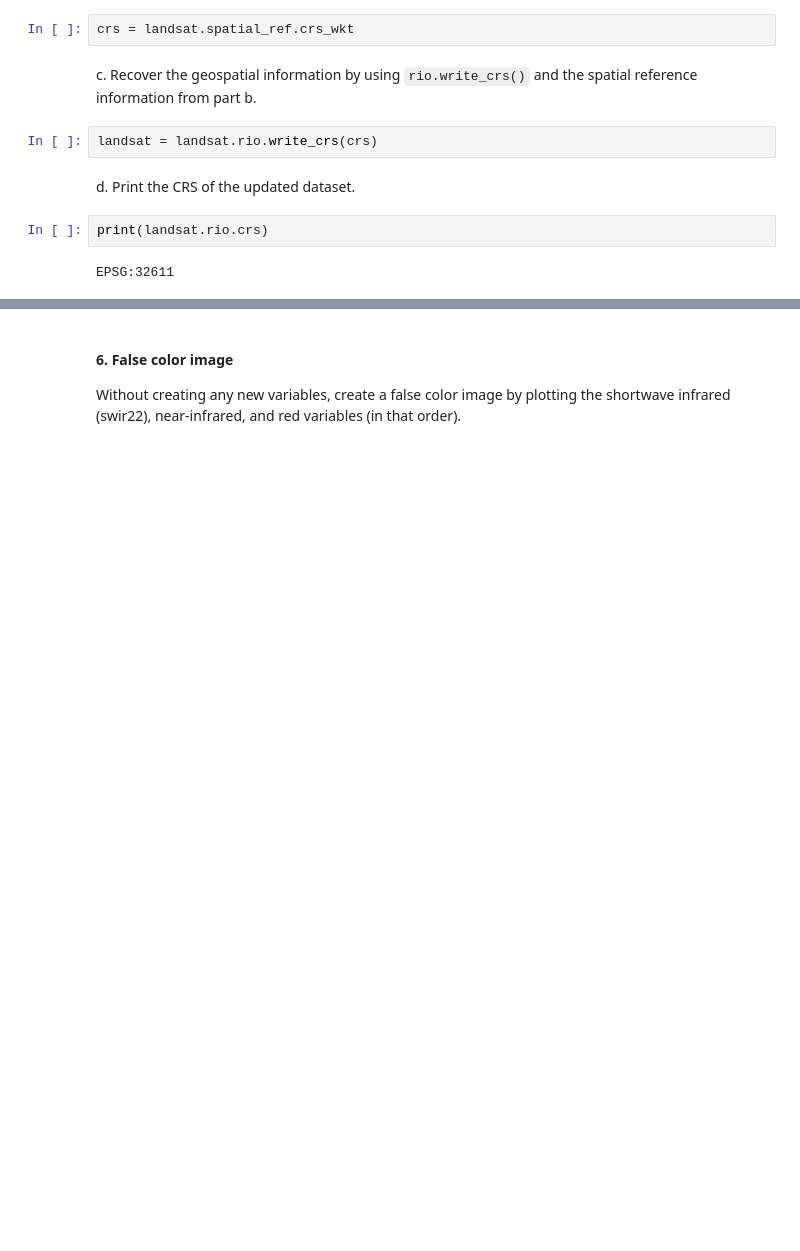
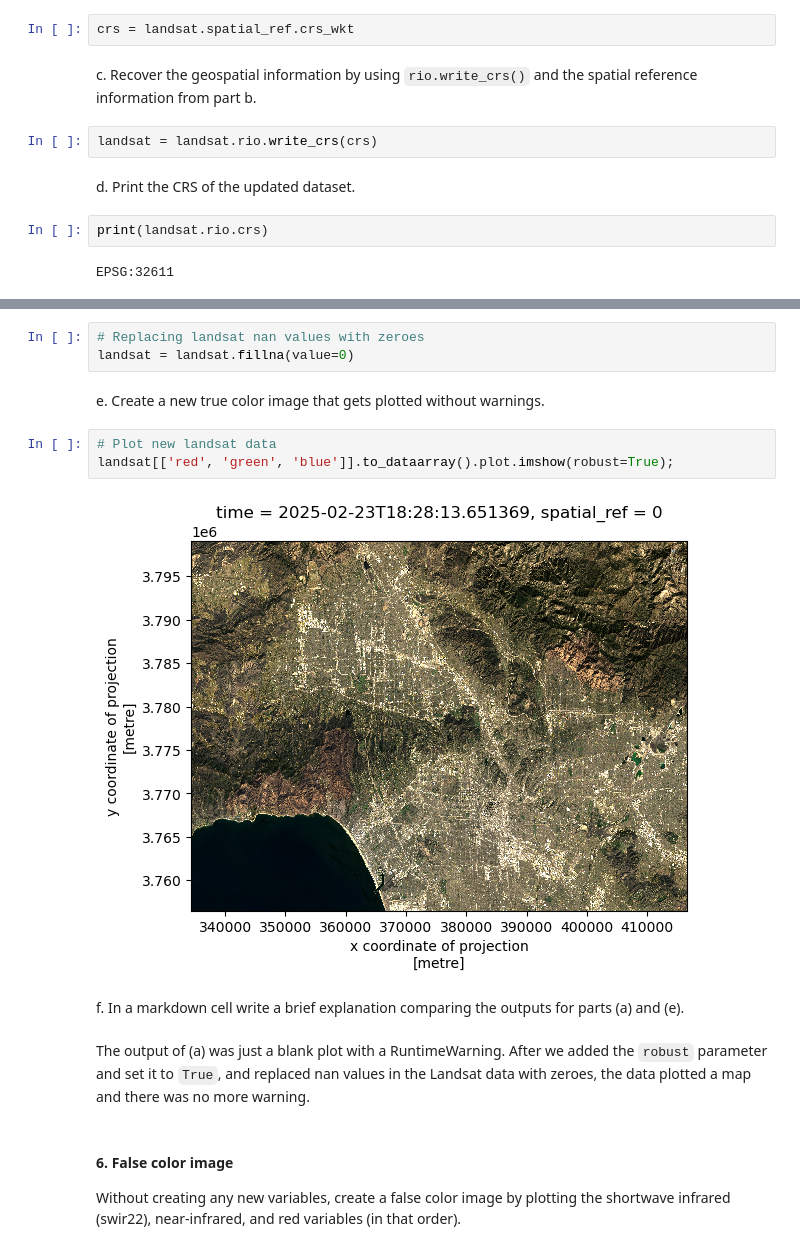
Before and after one commit to karolinasienko/eds220-hwk4, a Jupyter notebook: hwk4-task2-false-color-SIENKO.ipynb, the cells around one changed output, grey strips where cells are left out. Saved outputs shown, nothing was run; the diff lists cells and outputs as text; blank space fills up the shorter version.

```diff
--- a/hwk4-task2-false-color-SIENKO.ipynb
+++ b/hwk4-task2-false-color-SIENKO.ipynb
@@ -231,3 +252,17 @@ f. In a markdown cell write a brief explanation comparing the outputs for parts
+# %%
+# Replacing landsat nan values with zeroes
+landsat = landsat.fillna(value=0)
+# %% [markdown]
+e. Create a new true color image that gets plotted without warnings.
+# %%
+# Plot new landsat data
+landsat[['red', 'green', 'blue']].to_dataarray().plot.imshow(robust=True);
+# %% [output]
+[figure, added]
+# %% [markdown]
+f. In a markdown cell write a brief explanation comparing the outputs for parts (a) and (e).
+# %% [markdown]
+The output of (a) was just a blank plot with a RuntimeWarning. After we added the `robust` parameter and set it to `True`, and replaced nan values in the Landsat data with zeroes, the data plotted a map and there was no more warning.
 # %% [markdown]
 #### 6. False color image
 
```
Also changed, not shown: parts of 8 cells of this notebook.
